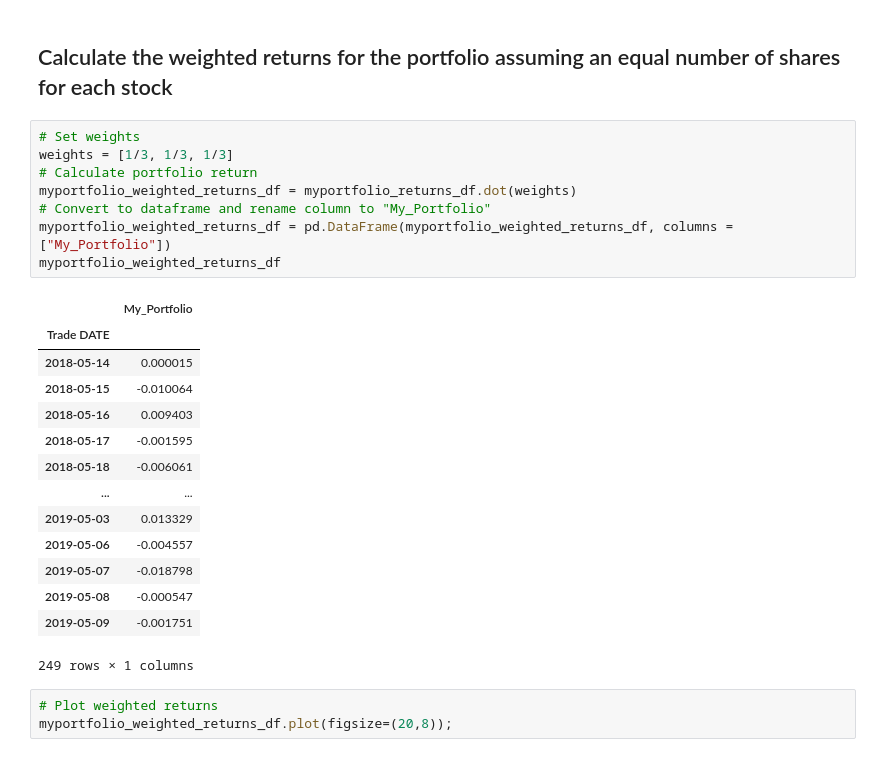
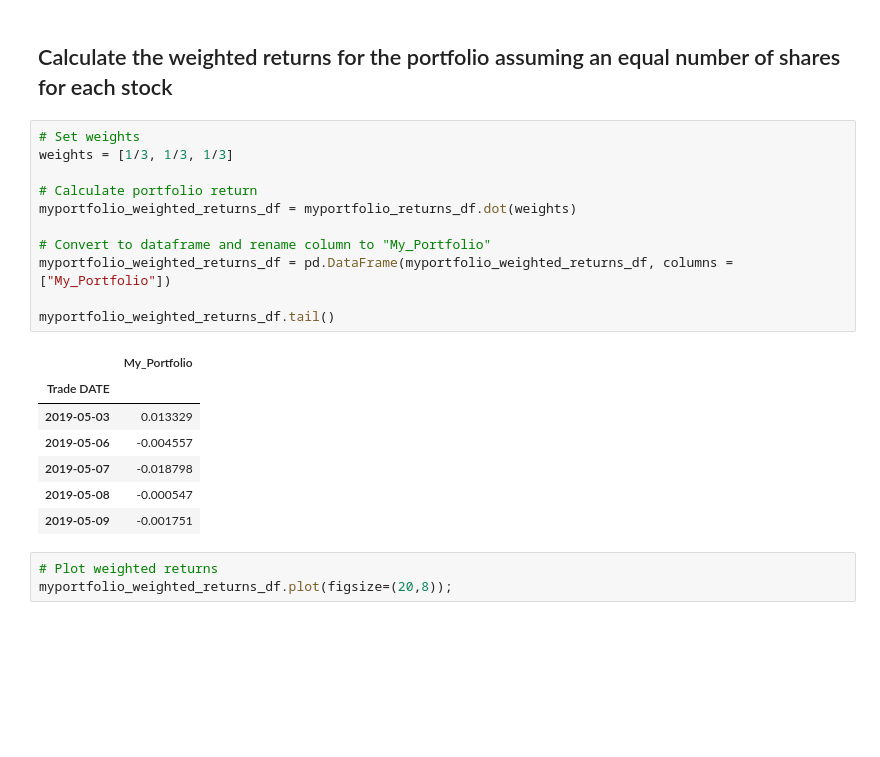
Before and after one commit to lrb924/Portfolio_Performance, a Jupyter notebook: whale_analysis.ipynb, the cells around one changed output. Cells and saved outputs as stored; diff of their text form; blank space fills up the shorter version.

```diff
--- a/whale_analysis.ipynb
+++ b/whale_analysis.ipynb
@@ -564,26 +569,22 @@ myportfolio_returns_df
 # %%
 # Set weights
 weights = [1/3, 1/3, 1/3]
+
 # Calculate portfolio return
 myportfolio_weighted_returns_df = myportfolio_returns_df.dot(weights)
+
 # Convert to dataframe and rename column to "My_Portfolio"
 myportfolio_weighted_returns_df = pd.DataFrame(myportfolio_weighted_returns_df, columns = ["My_Portfolio"])
-myportfolio_weighted_returns_df
+
+myportfolio_weighted_returns_df.tail()
 # %% [output]
 |  | My_Portfolio |
 | Trade DATE |  |
-| 2018-05-14 | 0.000015 |
-| 2018-05-15 | -0.010064 |
-| 2018-05-16 | 0.009403 |
-| 2018-05-17 | -0.001595 |
-| 2018-05-18 | -0.006061 |
-| ... | ... |
 | 2019-05-03 | 0.013329 |
 | 2019-05-06 | -0.004557 |
 | 2019-05-07 | -0.018798 |
 | 2019-05-08 | -0.000547 |
 | 2019-05-09 | -0.001751 |
-249 rows × 1 columns
 # %%
 # Plot weighted returns
 myportfolio_weighted_returns_df.plot(figsize=(20,8));
```
Also changed, not shown: parts of 6 cells of this notebook.
